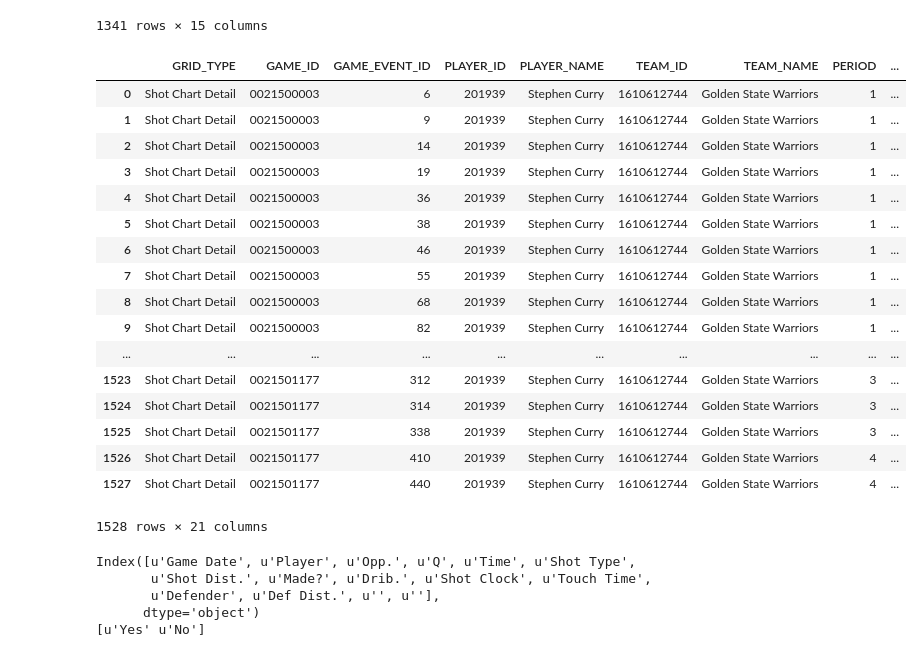
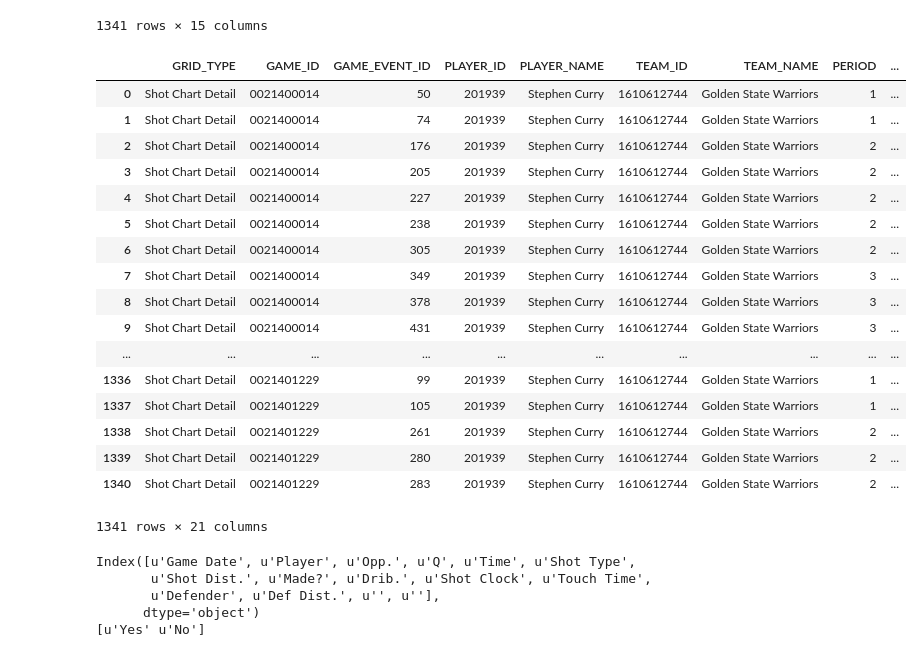
Before and after one commit to billmwong/FiveThirtyGreat, a Jupyter notebook: shot_predictor.ipynb, the cells around one changed output. Drawn from its saved outputs; the diff is of its cells as text; code cells hidden in the pictures.

Commit message:
combining two dataframe

```diff
--- a/shot_predictor.ipynb
+++ b/shot_predictor.ipynb
@@ -157,27 +141,27 @@ df
 | 1339 | 2014-11-02 | Stephen Curry | Portland Trail Blazers | 4 | 2:16 | Turnaround Jump Shot | 20.90ft. | No | 7 | 18.20 | ... |
 | 1340 | 2014-12-13 | Stephen Curry | Dallas Mavericks | 4 | 3:15 | Turnaround Jump Shot | 17.70ft. | No | 0 | 12.80 | ... |
 1341 rows × 15 columns
-# %%
-shot_df
-# %% [output]
-|  | GRID_TYPE | GAME_ID | GAME_EVENT_ID | PLAYER_ID | PLAYER_NAME | TEAM_ID | TEAM_NAME | PERIOD | ... |
-| 0 | Shot Chart Detail | 0021500003 | 6 | 201939 | Stephen Curry | 1610612744 | Golden State Warriors | 1 | ... |
-| 1 | Shot Chart Detail | 0021500003 | 9 | 201939 | Stephen Curry | 1610612744 | Golden State Warriors | 1 | ... |
-| 2 | Shot Chart Detail | 0021500003 | 14 | 201939 | Stephen Curry | 1610612744 | Golden State Warriors | 1 | ... |
-| 3 | Shot Chart Detail | 0021500003 | 19 | 201939 | Stephen Curry | 1610612744 | Golden State Warriors | 1 | ... |
-| 4 | Shot Chart Detail | 0021500003 | 36 | 201939 | Stephen Curry | 1610612744 | Golden State Warriors | 1 | ... |
-| 5 | Shot Chart Detail | 0021500003 | 38 | 201939 | Stephen Curry | 1610612744 | Golden State Warriors | 1 | ... |
-| 6 | Shot Chart Detail | 0021500003 | 46 | 201939 | Stephen Curry | 1610612744 | Golden State Warriors | 1 | ... |
-| 7 | Shot Chart Detail | 0021500003 | 55 | 201939 | Stephen Curry | 1610612744 | Golden State Warriors | 1 | ... |
-| 8 | Shot Chart Detail | 0021500003 | 68 | 201939 | Stephen Curry | 1610612744 | Golden State Warriors | 1 | ... |
-| 9 | Shot Chart Detail | 0021500003 | 82 | 201939 | Stephen Curry | 1610612744 | Golden State Warriors | 1 | ... |
-| ... | ... | ... | ... | ... | ... | ... | ... | ... | ... |
-| 1523 | Shot Chart Detail | 0021501177 | 312 | 201939 | Stephen Curry | 1610612744 | Golden State Warriors | 3 | ... |
-| 1524 | Shot Chart Detail | 0021501177 | 314 | 201939 | Stephen Curry | 1610612744 | Golden State Warriors | 3 | ... |
-| 1525 | Shot Chart Detail | 0021501177 | 338 | 201939 | Stephen Curry | 1610612744 | Golden State Warriors | 3 | ... |
-| 1526 | Shot Chart Detail | 0021501177 | 410 | 201939 | Stephen Curry | 1610612744 | Golden State Warriors | 4 | ... |
-| 1527 | Shot Chart Detail | 0021501177 | 440 | 201939 | Stephen Curry | 1610612744 | Golden State Warriors | 4 | ... |
-1528 rows × 21 columns
+# %%
+shots_2014
+# %% [output]
+|  | GRID_TYPE | GAME_ID | GAME_EVENT_ID | PLAYER_ID | PLAYER_NAME | TEAM_ID | TEAM_NAME | PERIOD | ... |
+| 0 | Shot Chart Detail | 0021400014 | 50 | 201939 | Stephen Curry | 1610612744 | Golden State Warriors | 1 | ... |
+| 1 | Shot Chart Detail | 0021400014 | 74 | 201939 | Stephen Curry | 1610612744 | Golden State Warriors | 1 | ... |
+| 2 | Shot Chart Detail | 0021400014 | 176 | 201939 | Stephen Curry | 1610612744 | Golden State Warriors | 2 | ... |
+| 3 | Shot Chart Detail | 0021400014 | 205 | 201939 | Stephen Curry | 1610612744 | Golden State Warriors | 2 | ... |
+| 4 | Shot Chart Detail | 0021400014 | 227 | 201939 | Stephen Curry | 1610612744 | Golden State Warriors | 2 | ... |
+| 5 | Shot Chart Detail | 0021400014 | 238 | 201939 | Stephen Curry | 1610612744 | Golden State Warriors | 2 | ... |
+| 6 | Shot Chart Detail | 0021400014 | 305 | 201939 | Stephen Curry | 1610612744 | Golden State Warriors | 2 | ... |
+| 7 | Shot Chart Detail | 0021400014 | 349 | 201939 | Stephen Curry | 1610612744 | Golden State Warriors | 3 | ... |
+| 8 | Shot Chart Detail | 0021400014 | 378 | 201939 | Stephen Curry | 1610612744 | Golden State Warriors | 3 | ... |
+| 9 | Shot Chart Detail | 0021400014 | 431 | 201939 | Stephen Curry | 1610612744 | Golden State Warriors | 3 | ... |
+| ... | ... | ... | ... | ... | ... | ... | ... | ... | ... |
+| 1336 | Shot Chart Detail | 0021401229 | 99 | 201939 | Stephen Curry | 1610612744 | Golden State Warriors | 1 | ... |
+| 1337 | Shot Chart Detail | 0021401229 | 105 | 201939 | Stephen Curry | 1610612744 | Golden State Warriors | 1 | ... |
+| 1338 | Shot Chart Detail | 0021401229 | 261 | 201939 | Stephen Curry | 1610612744 | Golden State Warriors | 2 | ... |
+| 1339 | Shot Chart Detail | 0021401229 | 280 | 201939 | Stephen Curry | 1610612744 | Golden State Warriors | 2 | ... |
+| 1340 | Shot Chart Detail | 0021401229 | 283 | 201939 | Stephen Curry | 1610612744 | Golden State Warriors | 2 | ... |
+1341 rows × 21 columns
 # %%
 print df.columns
 print df["Made?"].unique()
```
Also changed, not shown: parts of 18 cells of this notebook.
